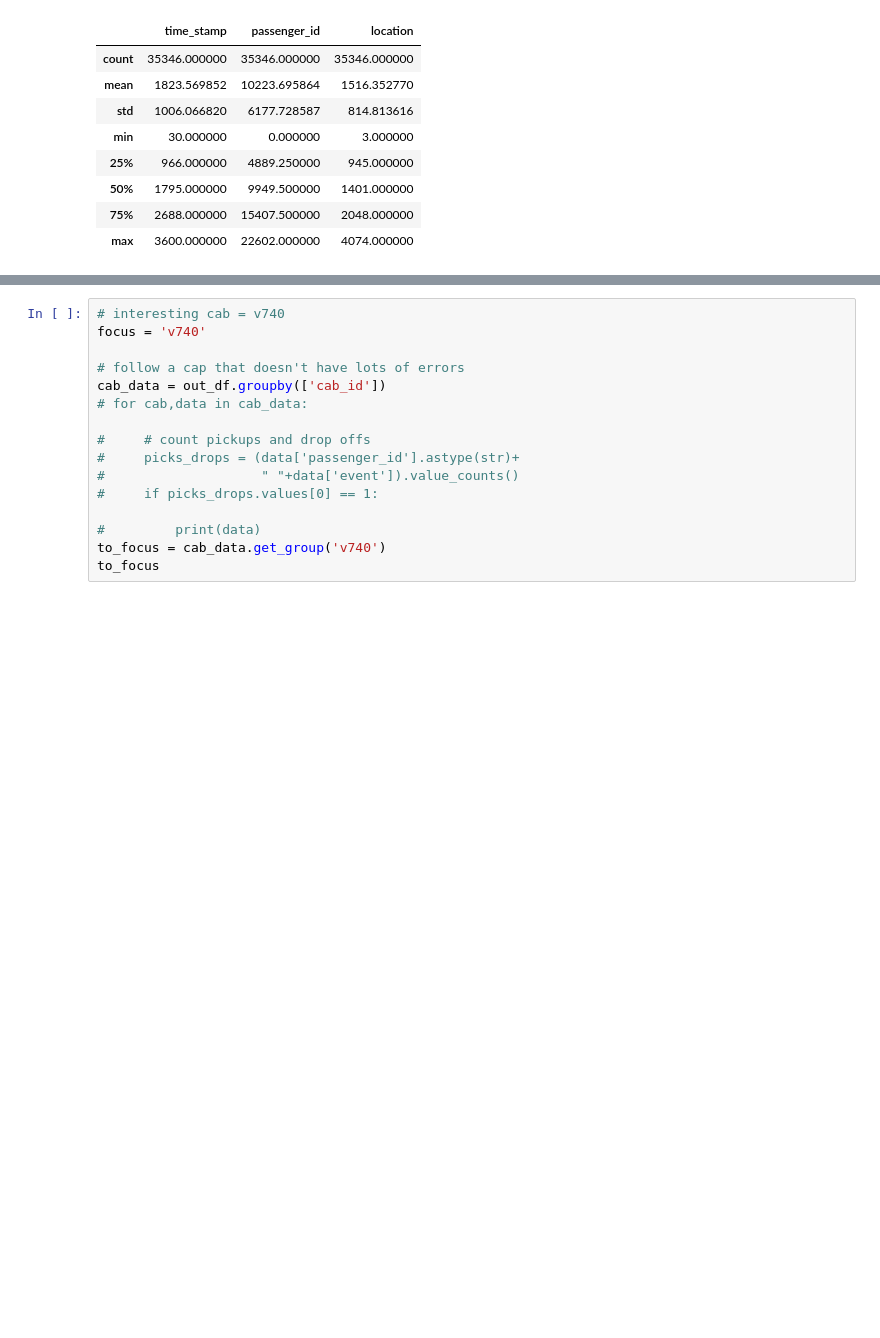
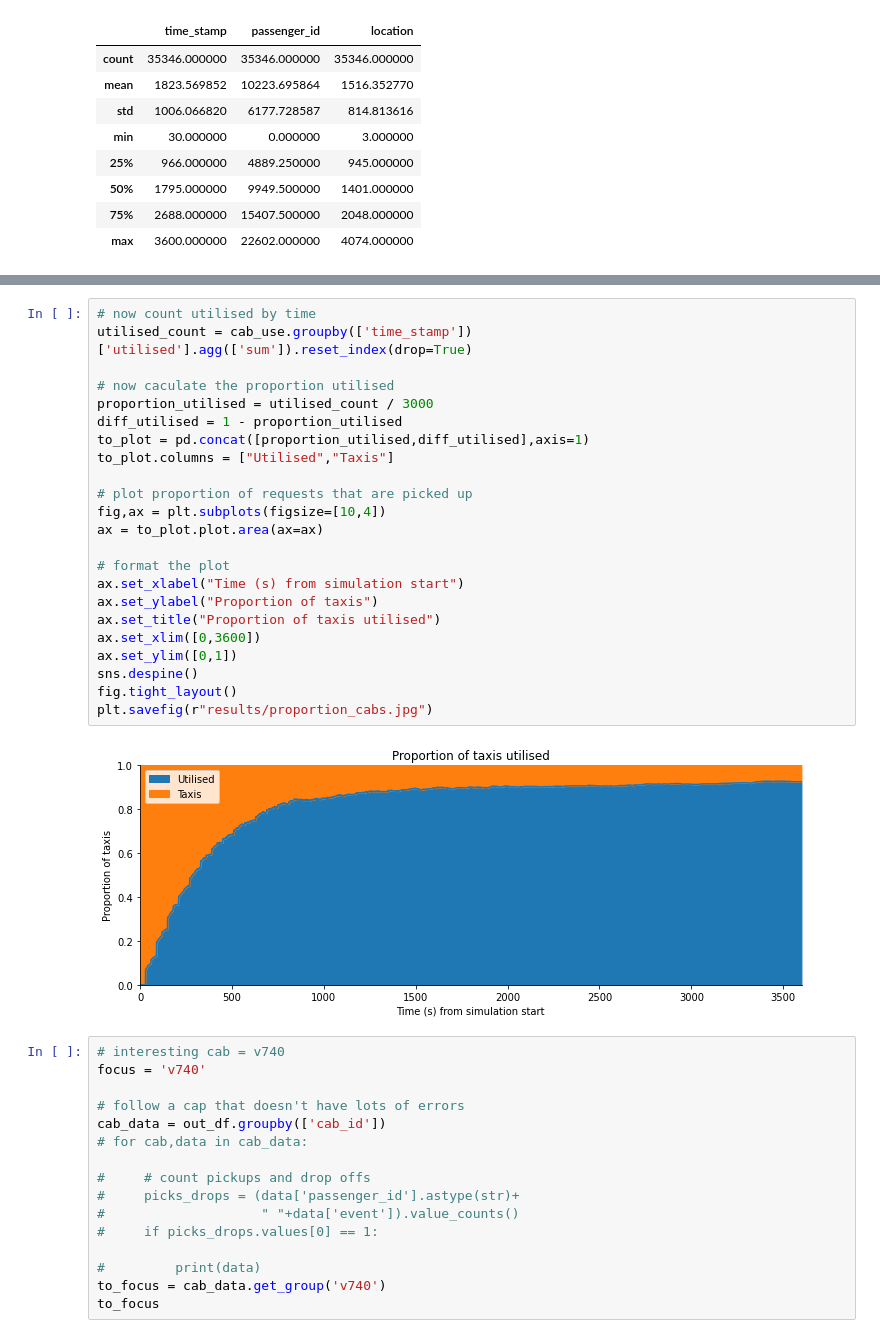
Before and after one commit to MrRobboWilliamson/ride-share, a Jupyter notebook: PostProcessing.ipynb, the cells around one changed output, grey strips where cells are left out. Cells and saved outputs as stored; diff of their text form; blank space fills up the shorter version.

```diff
--- a/PostProcessing.ipynb
+++ b/PostProcessing.ipynb
@@ -73,3 +177,28 @@ out_df.describe()
+# %%
+# now count utilised by time
+utilised_count = cab_use.groupby(['time_stamp'])['utilised'].agg(['sum']).reset_index(drop=True)
+
+# now caculate the proportion utilised
+proportion_utilised = utilised_count / 3000
+diff_utilised = 1 - proportion_utilised
+to_plot = pd.concat([proportion_utilised,diff_utilised],axis=1)
+to_plot.columns = ["Utilised","Taxis"]
+
+# plot proportion of requests that are picked up
+fig,ax = plt.subplots(figsize=[10,4])
+ax = to_plot.plot.area(ax=ax)
+
+# format the plot
+ax.set_xlabel("Time (s) from simulation start")
+ax.set_ylabel("Proportion of taxis")
+ax.set_title("Proportion of taxis utilised")
+ax.set_xlim([0,3600])
+ax.set_ylim([0,1])
+sns.despine()
+fig.tight_layout()
+plt.savefig(r"results/proportion_cabs.jpg")
+# %% [output]
+[figure, added]
 # %%
 # interesting cab = v740
 focus = 'v740'
```
Also changed, not shown: parts of 8 cells of this notebook, 5 other files.
